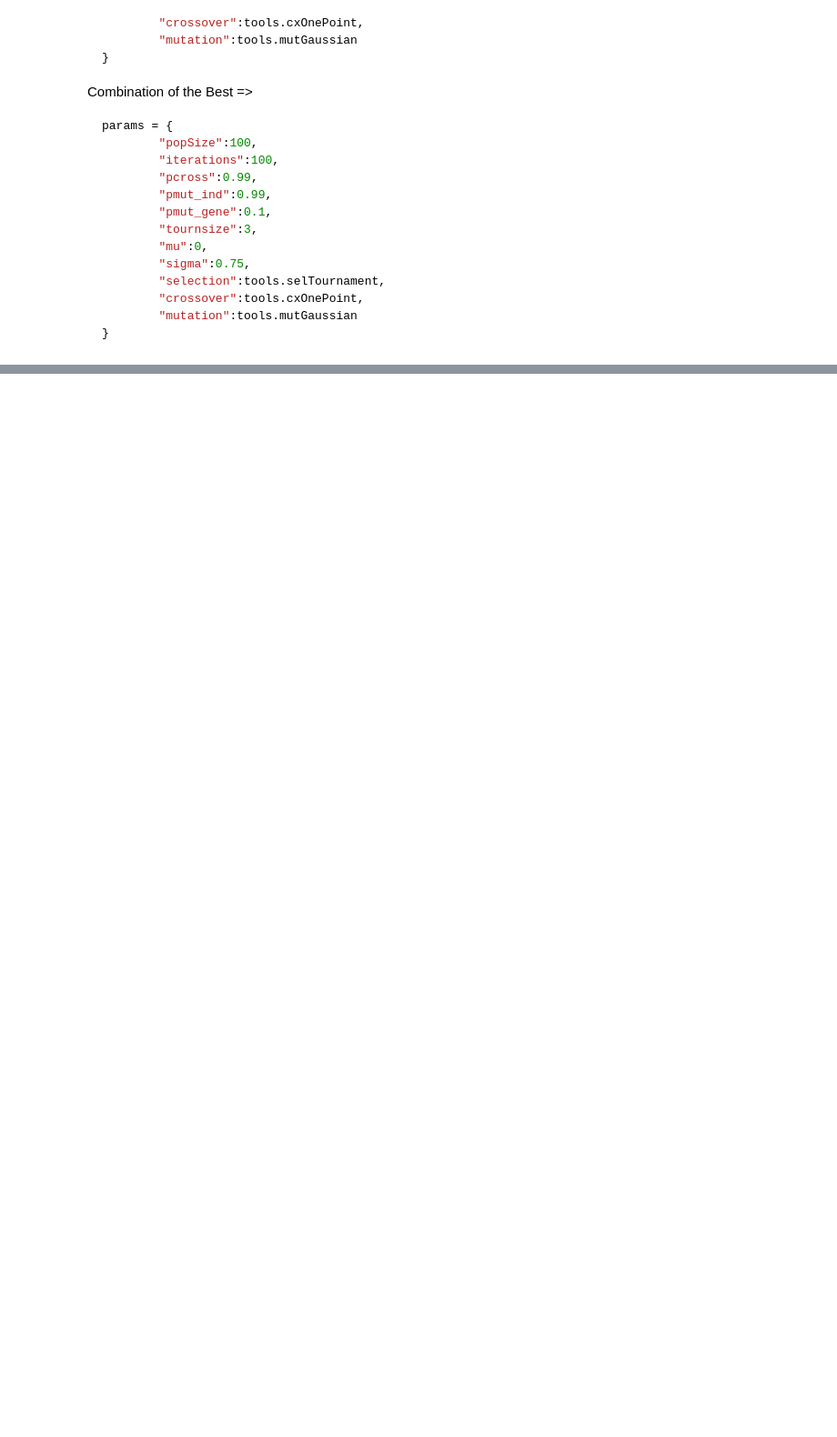
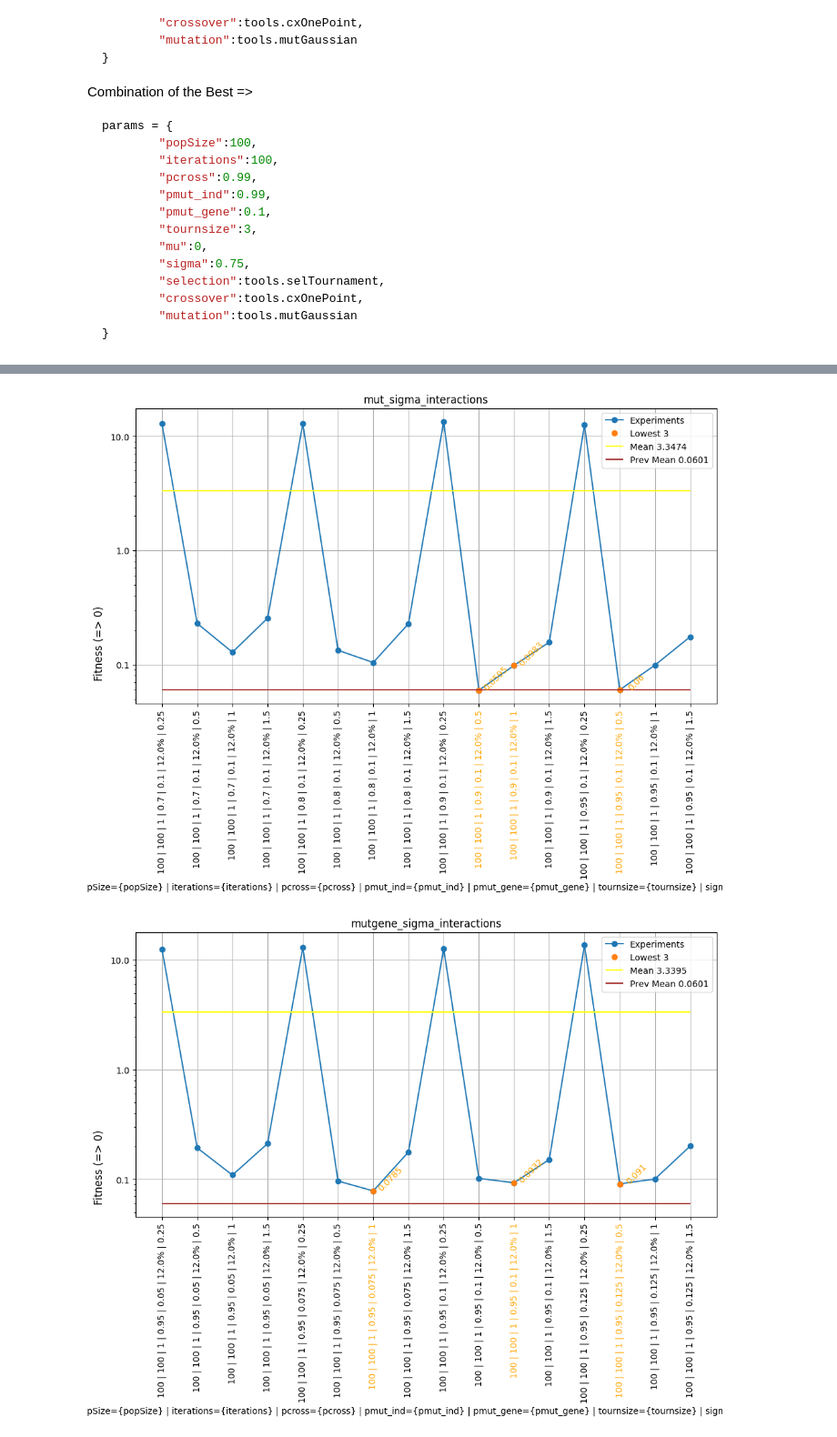
Before and after one commit to sebi-stewart/BioComputing-CSC3431-25-26-Assignment1, a Jupyter notebook: GA_Analysis.ipynb, the cells around one changed output, grey strips where cells are left out. Shown at 91% size. Cells and saved outputs as stored; diff of their text form; code cells hidden in the pictures; blank space fills up the shorter version.

```diff
--- a/GA_Analysis.ipynb
+++ b/GA_Analysis.ipynb
@@ -620,0 +955,6 @@ params = {
+# %%
+plot_logs("GA_Interaction-Sweeps2_Logs")
+plot_logs("GA_High-Population-Interaction-Sweeps2_Logs")
+# %% [output]
+[figure, added]
+[figure, added]
```
Also changed, not shown: parts of 29 cells of this notebook, 4 other files.
